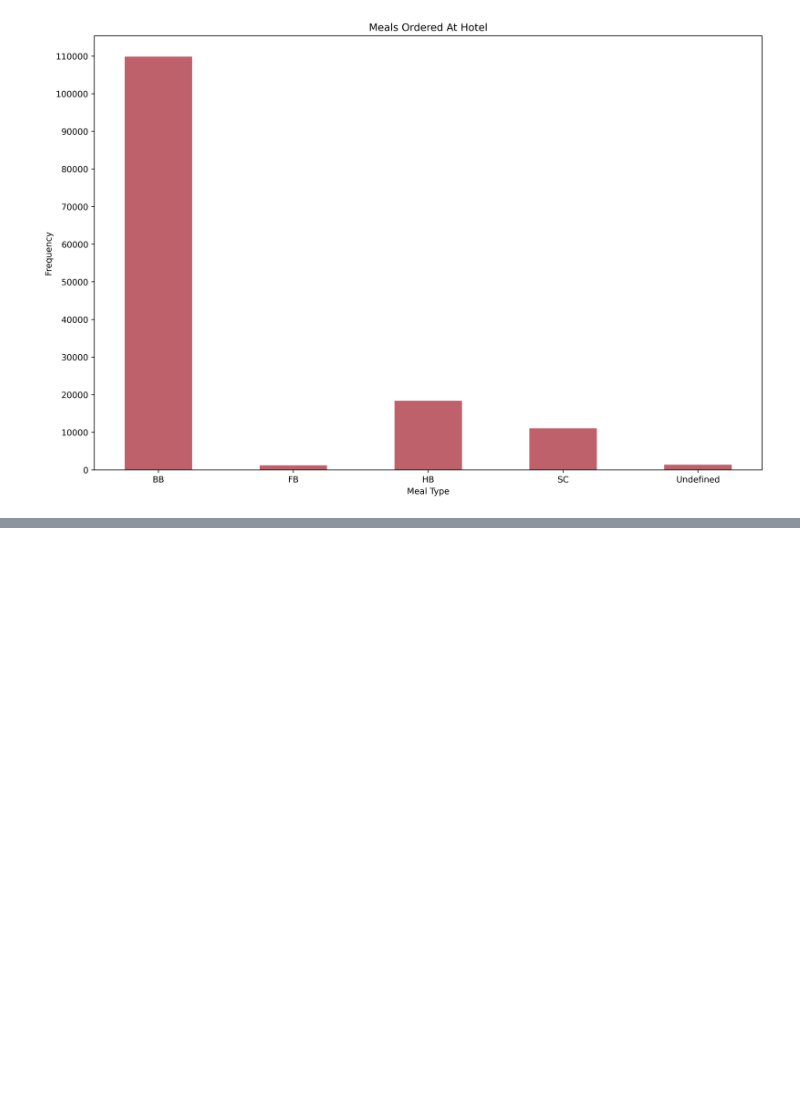
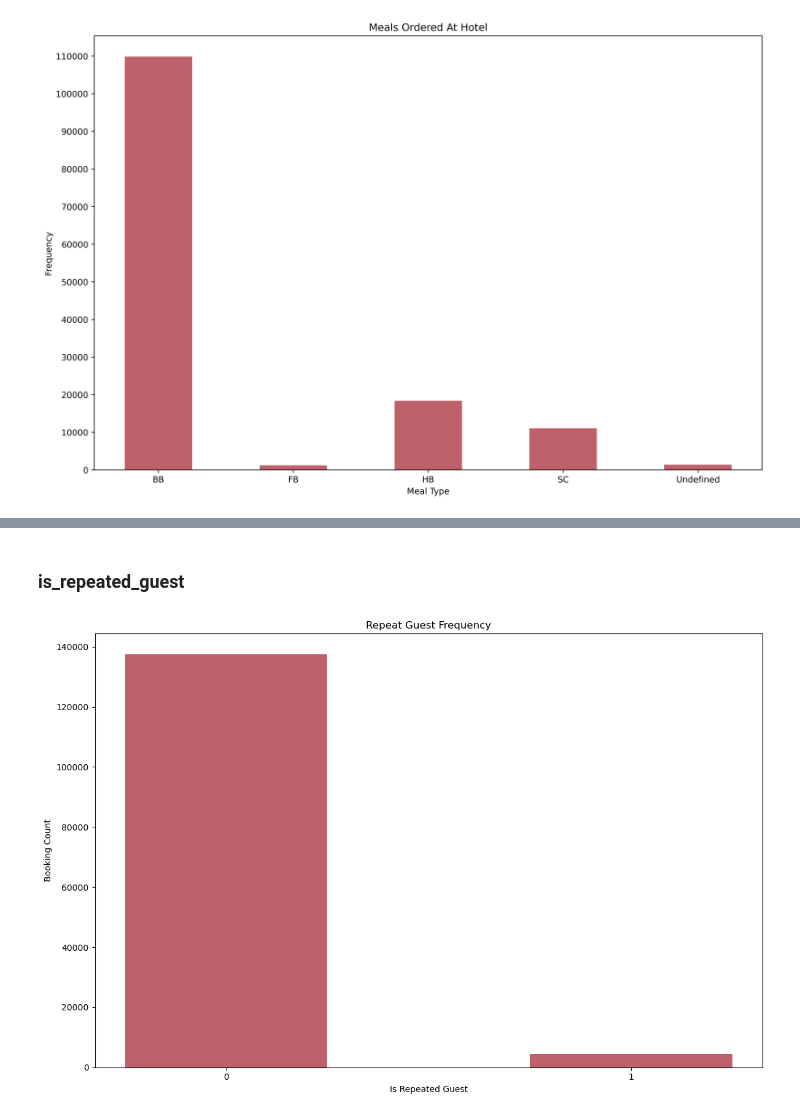
Before and after one commit to SMemic4/Hotels, a Jupyter notebook: notebooks/hotels.ipynb, the cells around one changed output, grey strips where cells are left out. Cells and saved outputs as stored; diff of their text form; code cells hidden in the pictures; blank space fills up the shorter version.

```diff
--- a/notebooks/hotels.ipynb
+++ b/notebooks/hotels.ipynb
@@ -487,0 +450,16 @@ print(type(countries.index[0]))
+# %% [markdown]
+### is_repeated_guest
+# %%
+repeats = hotel_df['is_repeated_guest'].value_counts().sort_index()
+
+plt.figure(figsize=(12, 8))
+plt.bar(x=repeats.index, height=repeats.values, width=0.5, color=fav_cols[0])
+plt.xlabel(xlabel = 'Is Repeated Guest')
+plt.ylabel(ylabel = 'Booking Count')
+plt.title(label = 'Repeat Guest Frequency')
+plt.xticks(ticks=repeats.index)
+plt.tight_layout()
+plt.savefig(os.path.join(os.getcwd(), 'outputs', 'visuals', 'Repeat_Guest_Counts'))
+plt.show()
+# %% [output]
+[figure, added]
```
Also changed, not shown: parts of 85 cells of this notebook.
